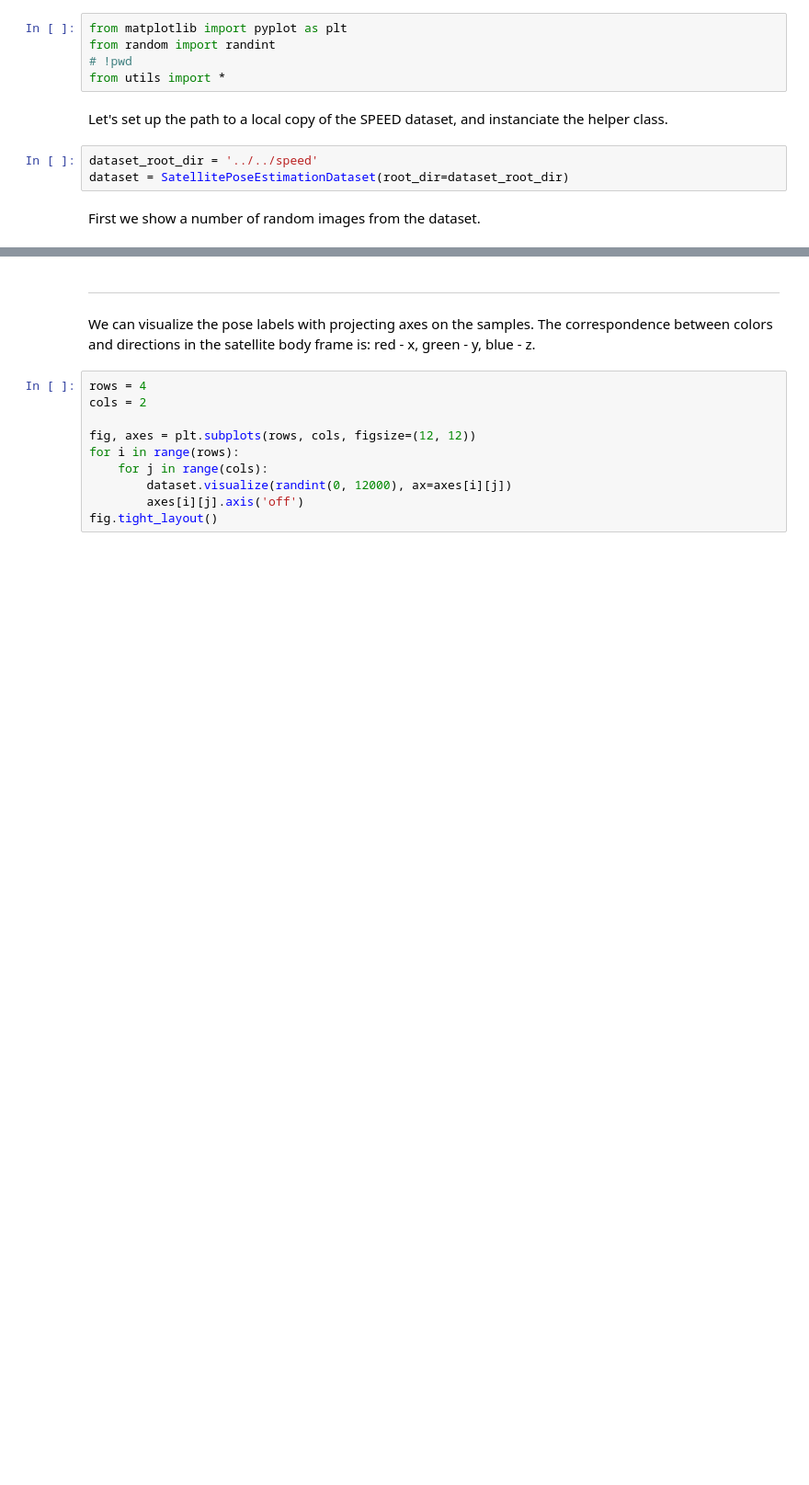
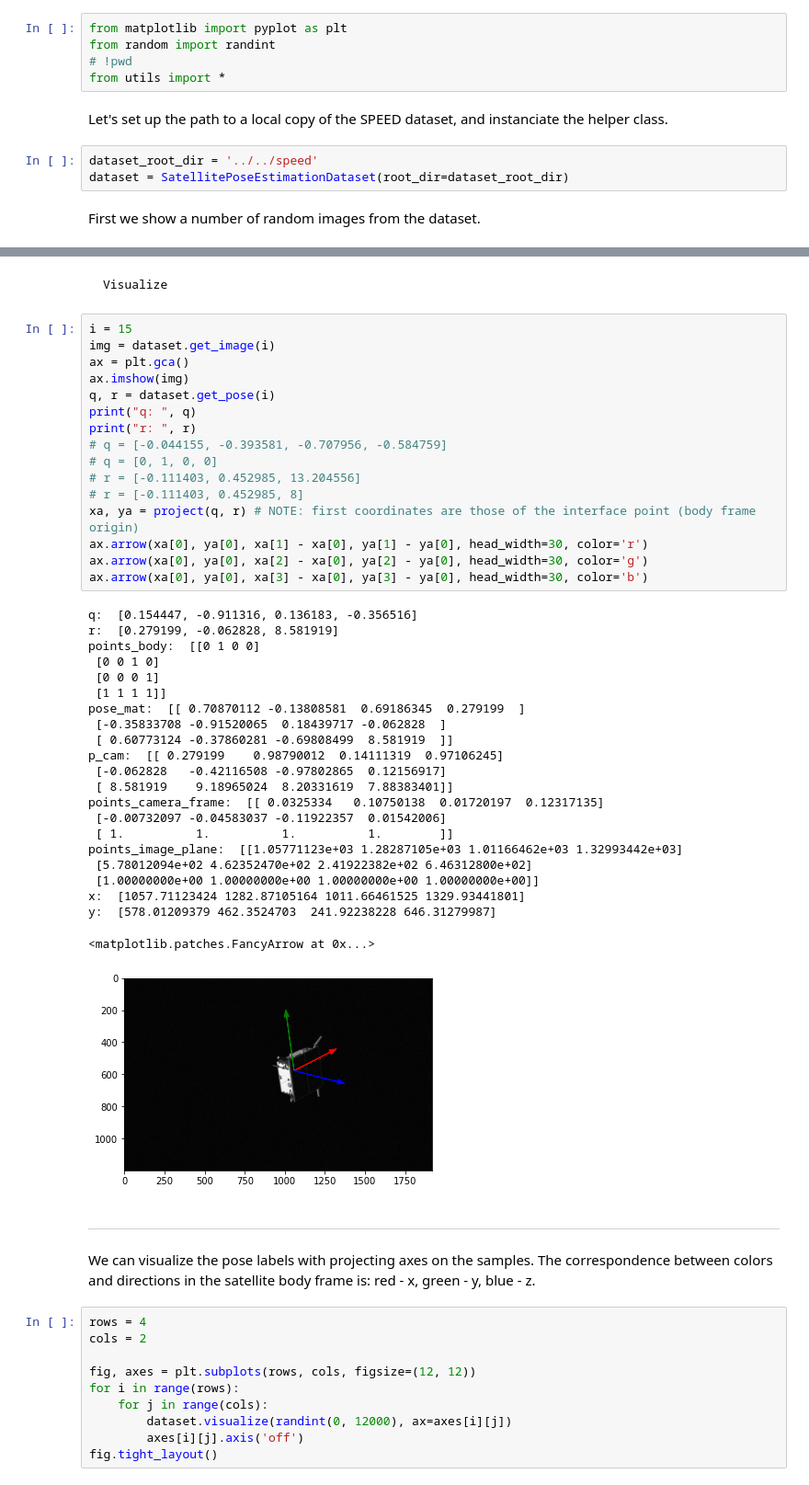
Before and after one commit to jazzalin/spacecraft-pose-estimation, a Jupyter notebook: preprocessing/visualize_pose.ipynb, the cells around one changed output, grey strips where cells are left out. Shown at 92% size. Drawn from its saved outputs; the diff is of its cells as text; blank space fills up the shorter version.

```diff
--- a/preprocessing/visualize_pose.ipynb
+++ b/preprocessing/visualize_pose.ipynb
@@ -32,3 +32,44 @@ fig.tight_layout()
+# %% [markdown]
+    Visualize
+# %%
+i = 15
+img = dataset.get_image(i)
+ax = plt.gca()
+ax.imshow(img)
+q, r = dataset.get_pose(i)
+print("q: ", q)
+print("r: ", r)
+# q = [-0.044155, -0.393581, -0.707956, -0.584759]
+# q = [0, 1, 0, 0]
+# r = [-0.111403, 0.452985, 13.204556]
+# r = [-0.111403, 0.452985, 8]
+xa, ya = project(q, r) # NOTE: first coordinates are those of the interface point (body frame origin)
+ax.arrow(xa[0], ya[0], xa[1] - xa[0], ya[1] - ya[0], head_width=30, color='r')
+ax.arrow(xa[0], ya[0], xa[2] - xa[0], ya[2] - ya[0], head_width=30, color='g')
+ax.arrow(xa[0], ya[0], xa[3] - xa[0], ya[3] - ya[0], head_width=30, color='b')
+# %% [output]
+q:  [0.154447, -0.911316, 0.136183, -0.356516]
+r:  [0.279199, -0.062828, 8.581919]
+points_body:  [[0 1 0 0]
+ [0 0 1 0]
+ [0 0 0 1]
+ [1 1 1 1]]
+pose_mat:  [[ 0.70870112 -0.13808581  0.69186345  0.279199  ]
+ [-0.35833708 -0.91520065  0.18439717 -0.062828  ]
+ [ 0.60773124 -0.37860281 -0.69808499  8.581919  ]]
+p_cam:  [[ 0.279199    0.98790012  0.14111319  0.97106245]
+ [-0.062828   -0.42116508 -0.97802865  0.12156917]
+ [ 8.581919    9.18965024  8.20331619  7.88383401]]
+points_camera_frame:  [[ 0.0325334   0.10750138  0.01720197  0.12317135]
+ [-0.00732097 -0.04583037 -0.11922357  0.01542006]
+ [ 1.          1.          1.          1.        ]]
+points_image_plane:  [[1.05771123e+03 1.28287105e+03 1.01166462e+03 1.32993442e+03]
+ [5.78012094e+02 4.62352470e+02 2.41922382e+02 6.46312800e+02]
+ [1.00000000e+00 1.00000000e+00 1.00000000e+00 1.00000000e+00]]
+x:  [1057.71123424 1282.87105164 1011.66461525 1329.93441801]
+y:  [578.01209379 462.3524703  241.92238228 646.31279987]
+<matplotlib.patches.FancyArrow at 0x...>
+[figure, added]
 # %% [markdown]
 ---
 
```
Also changed, not shown: parts of 5 cells of this notebook, 3 other files.
